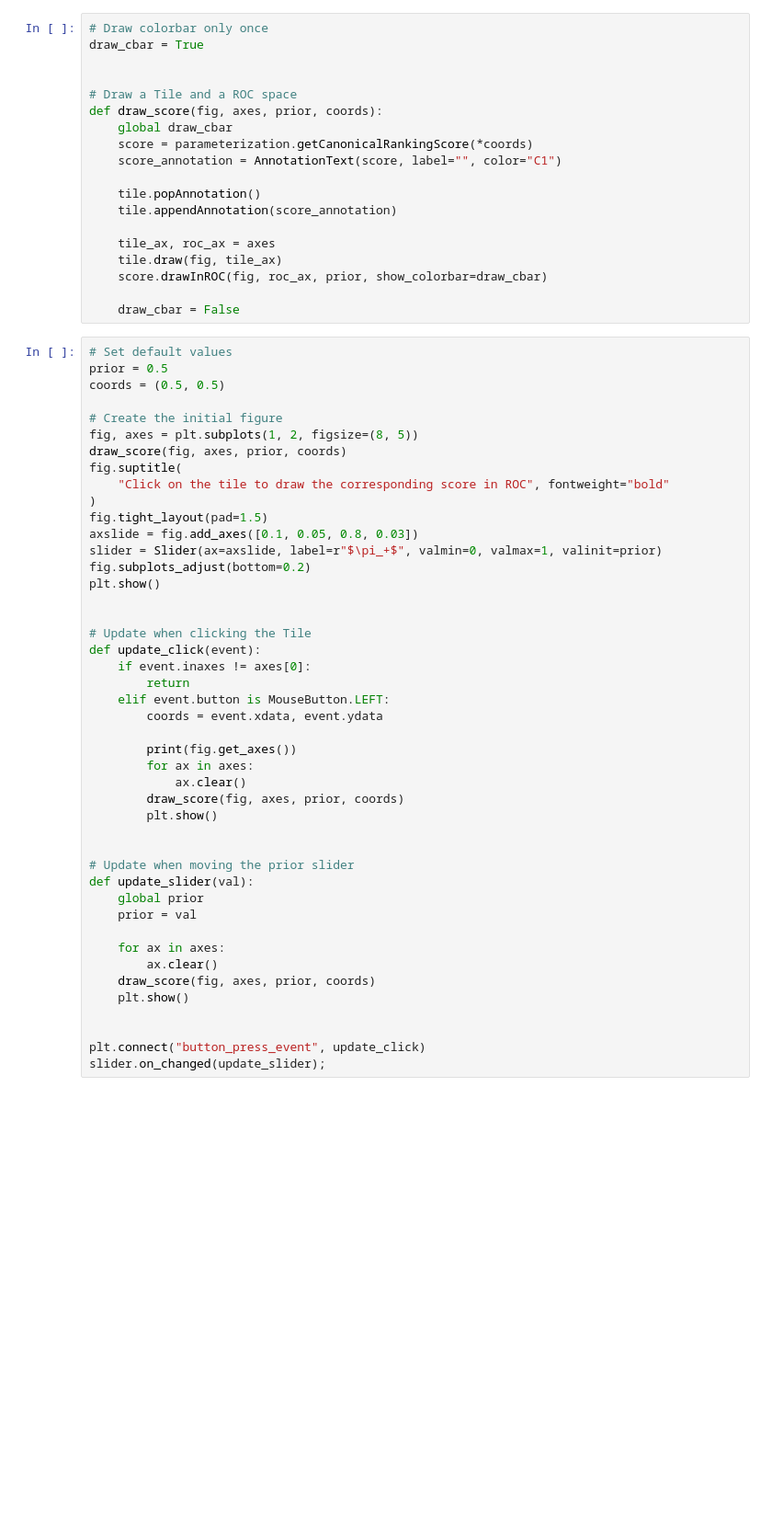
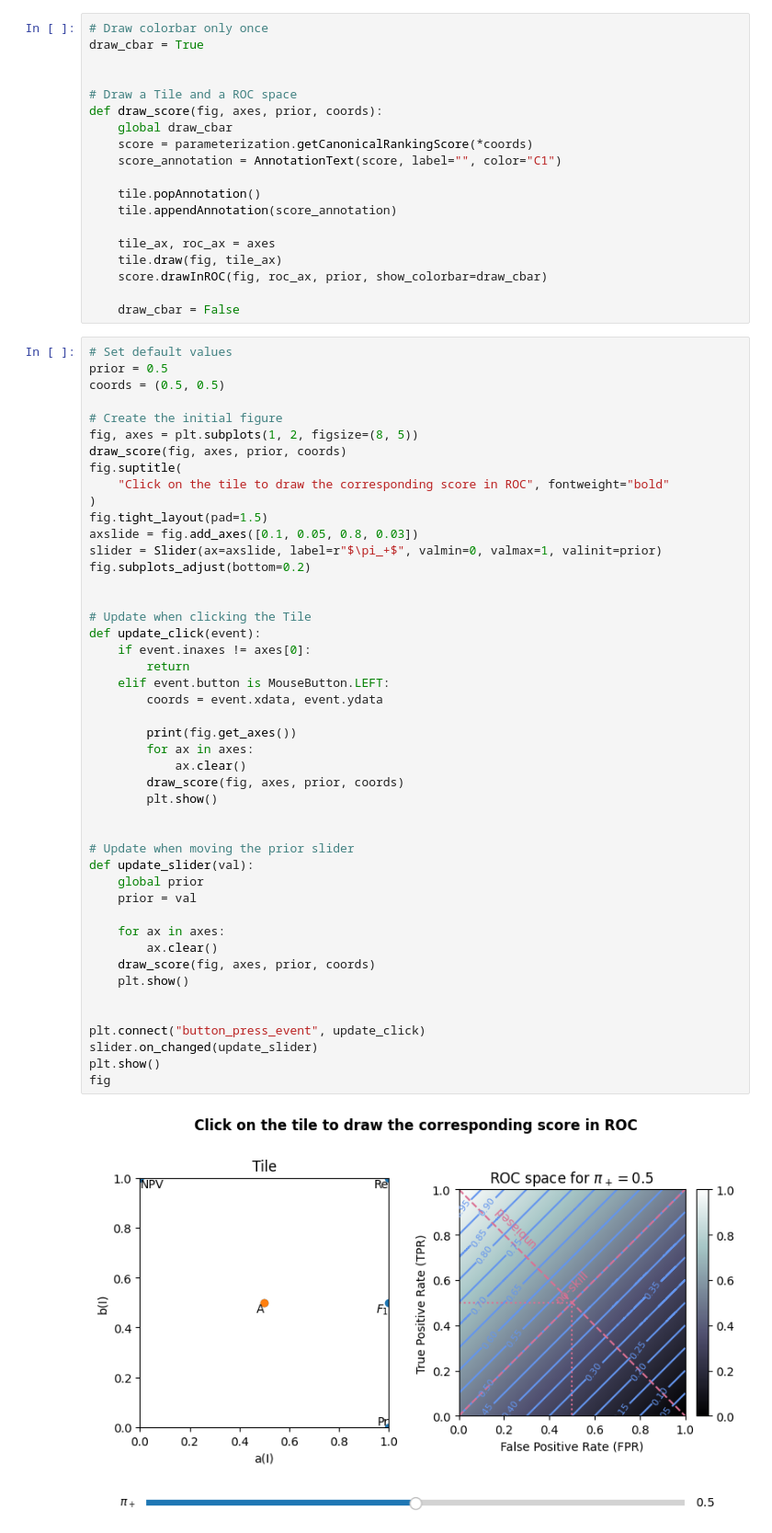
Before and after one commit to uliege-performance/sorbetto, a Jupyter notebook: demos/tile_to_roc.ipynb, the cells around one changed output. Shown at 92% size. Drawn from its saved outputs; the diff is of its cells as text; blank space fills up the shorter version.

```diff
--- a/demos/tile_to_roc.ipynb
+++ b/demos/tile_to_roc.ipynb
@@ -81,33 +75,36 @@ fig.tight_layout(pad=1.5)
 axslide = fig.add_axes([0.1, 0.05, 0.8, 0.03])
 slider = Slider(ax=axslide, label=r"$\pi_+$", valmin=0, valmax=1, valinit=prior)
 fig.subplots_adjust(bottom=0.2)
-plt.show()
 
 
 # Update when clicking the Tile
 def update_click(event):
     if event.inaxes != axes[0]:
         return
     elif event.button is MouseButton.LEFT:
         coords = event.xdata, event.ydata
 
         print(fig.get_axes())
         for ax in axes:
             ax.clear()
         draw_score(fig, axes, prior, coords)
         plt.show()
 
 
 # Update when moving the prior slider
 def update_slider(val):
     global prior
     prior = val
 
     for ax in axes:
         ax.clear()
     draw_score(fig, axes, prior, coords)
     plt.show()
 
 
 plt.connect("button_press_event", update_click)
-slider.on_changed(update_slider);
+slider.on_changed(update_slider)
+plt.show()
+fig
+# %% [output]
+[figure, added]
```
Also changed, not shown: parts of 1 cell of this notebook, 2 other files.
